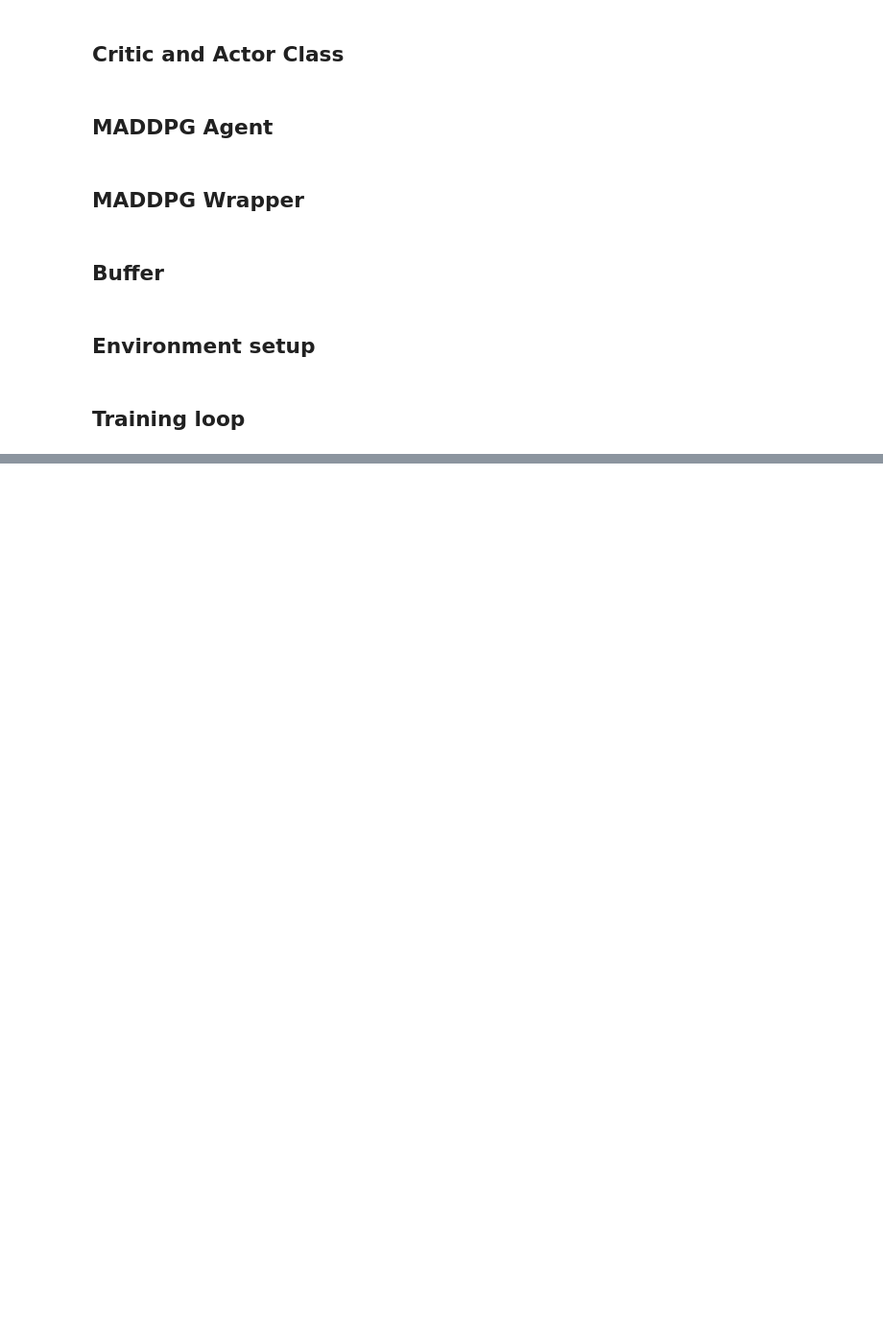
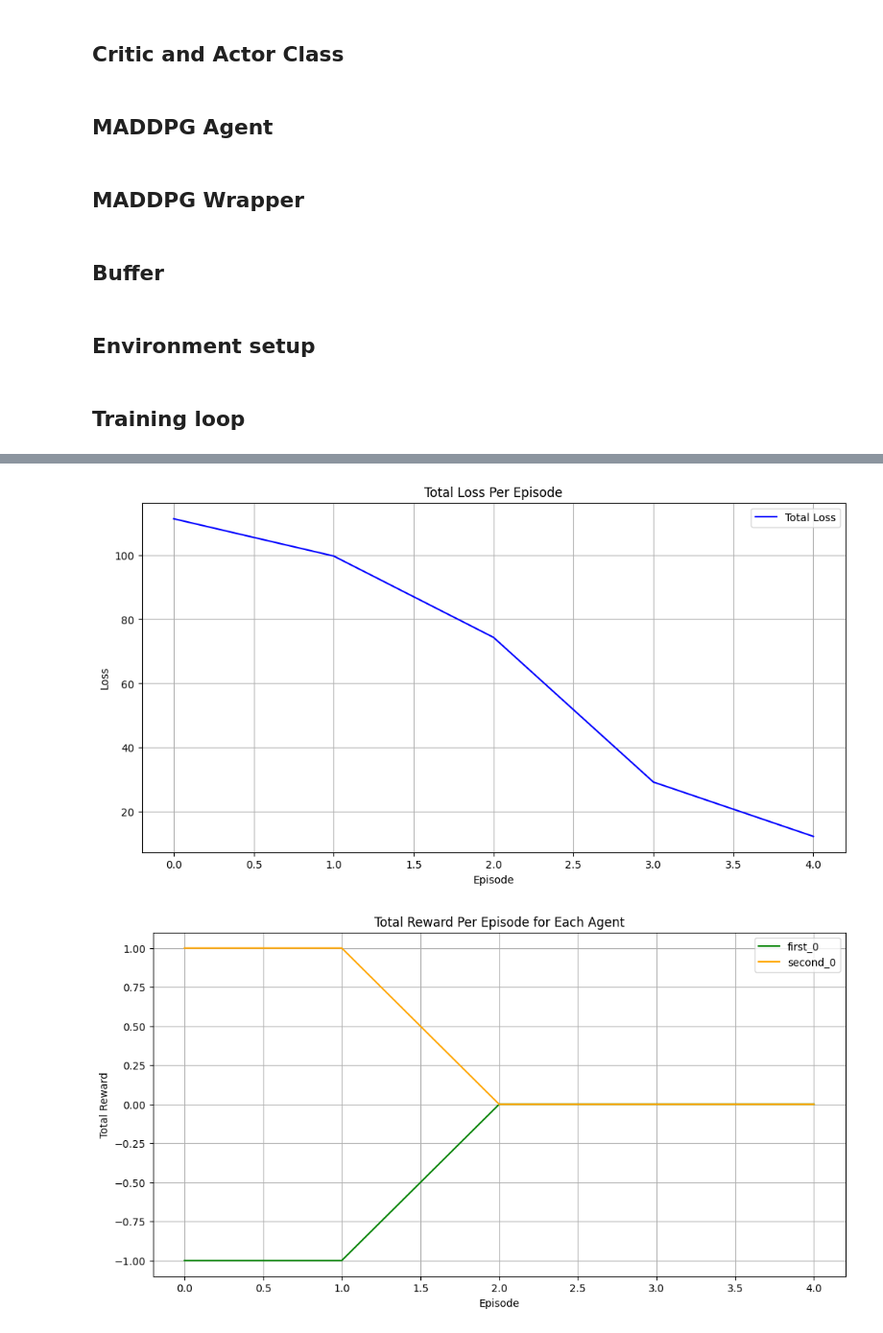
Before and after one commit to hebrian/boxing, a Jupyter notebook: maddpg/maddpg_dev.ipynb, the cells around one changed output, grey strips where cells are left out. Shown at 96% size. Drawn from its saved outputs; the diff is of its cells as text; code cells hidden in the pictures; blank space fills up the shorter version.

```diff
--- a/maddpg/maddpg_dev.ipynb
+++ b/maddpg/maddpg_dev.ipynb
@@ -268,0 +1418,24 @@ Episode 10/10 completed with total reward: 0.0
+# %%
+# Plot total loss per episode
+plt.figure(figsize=(12, 6))
+plt.plot(total_loss_per_episode, label='Total Loss', color='blue')
+plt.xlabel('Episode')
+plt.ylabel('Loss')
+plt.title('Total Loss Per Episode')
+plt.legend()
+plt.grid(True)
+plt.show()
+
+# Plot rewards for both agents
+plt.figure(figsize=(12, 6))
+plt.plot(agent1_rewards, label=parallel_env.agents[0], color='green')
+plt.plot(agent2_rewards, label=parallel_env.agents[1], color='orange')
+plt.xlabel('Episode')
+plt.ylabel('Total Reward')
+plt.title('Total Reward Per Episode for Each Agent')
+plt.legend()
+plt.grid(True)
+plt.show()
+# %% [output]
+[figure, added]
+[figure, added]
```
Also changed, not shown: parts of 22 cells of this notebook.
